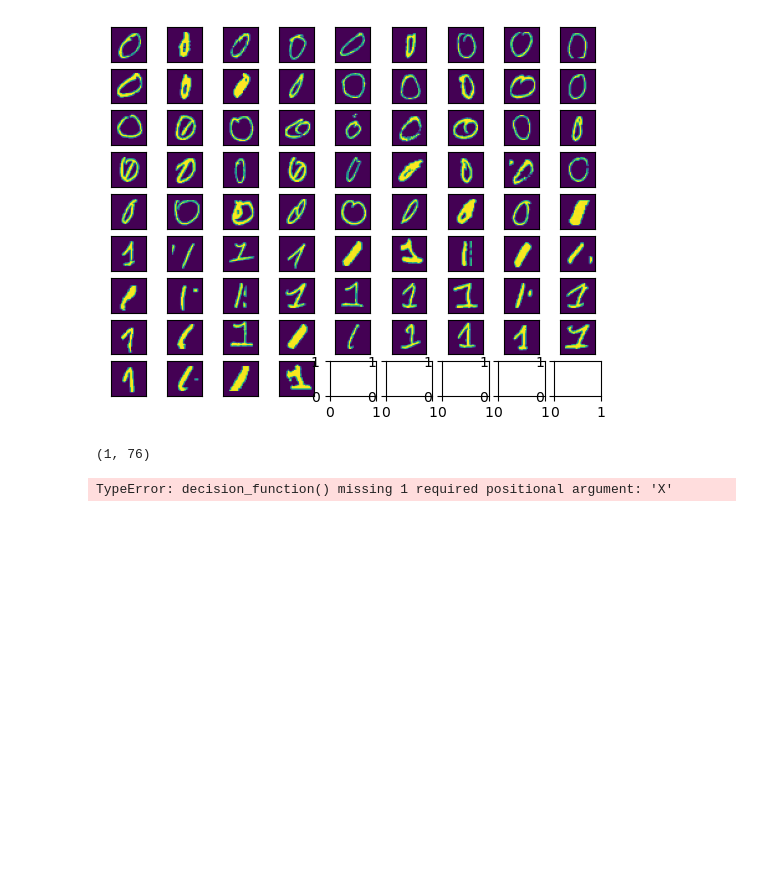
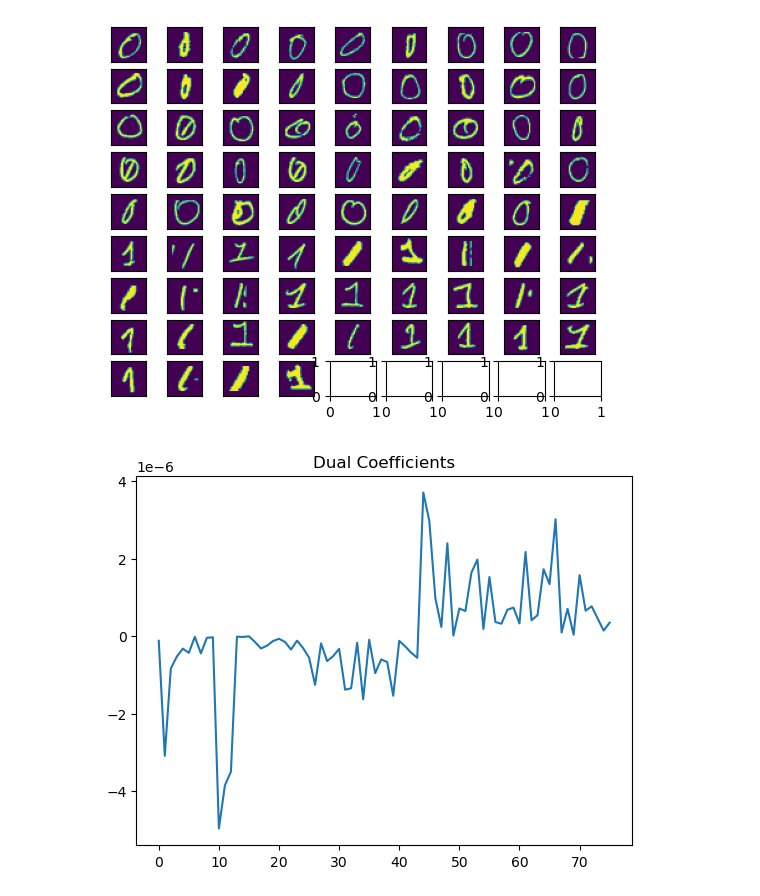
Before and after one commit to brandonegg/MNIST-classification, a Jupyter notebook: Phase3/Phase3.ipynb, the cells around one changed output. Saved outputs shown, nothing was run; the diff lists cells and outputs as text; code cells hidden in the pictures; blank space fills up the shorter version.

```diff
--- a/Phase3/Phase3.ipynb
+++ b/Phase3/Phase3.ipynb
@@ -40,13 +40,6 @@ print(Xnew.shape)
 
 X_train, X_test, y_train, y_test = train_test_split(Xnew, ynew, test_size=0.2, random_state=1)
 X_train, X_val, y_train, y_val = train_test_split(X_train, y_train, test_size=0.125, random_state=1) # 0.25 x 0.8 = 0.2
-'''
-X_train, X_test, y_train, y_test = train_test_split(Xnew, ynew, test_size=0.3, random_state=1)
-
-
-X_train, X_test, y_train, y_test = train_test_split(Xnew, ynew, test_size=0.3, random_state=1)
-X_train, X_val, y_train, y_val = train_test_split(X_train, y_train, test_size=0.14, random_state=1) # 0.25 x 0.8 = 0.2
-'''
 
 Nsamples = X_train.shape[0]
 Nfeatures = X_train.shape[1]
@@ -78,10 +73,7 @@ Found 76 support vectors!
 # %%
 # Plotting the dual coefficients
 dc = clf.dual_coef_
-print(dc.shape)
+plt.title('Dual Coefficients')
+fig = plt.plot(dc[0])
 # %% [output]
-(1, 76)
+[figure, added]
-# %%
-clf.decision_function()
-# %% [output]
-TypeError: decision_function() missing 1 required positional argument: 'X'
```
Also changed, not shown: parts of 2 cells of this notebook.
